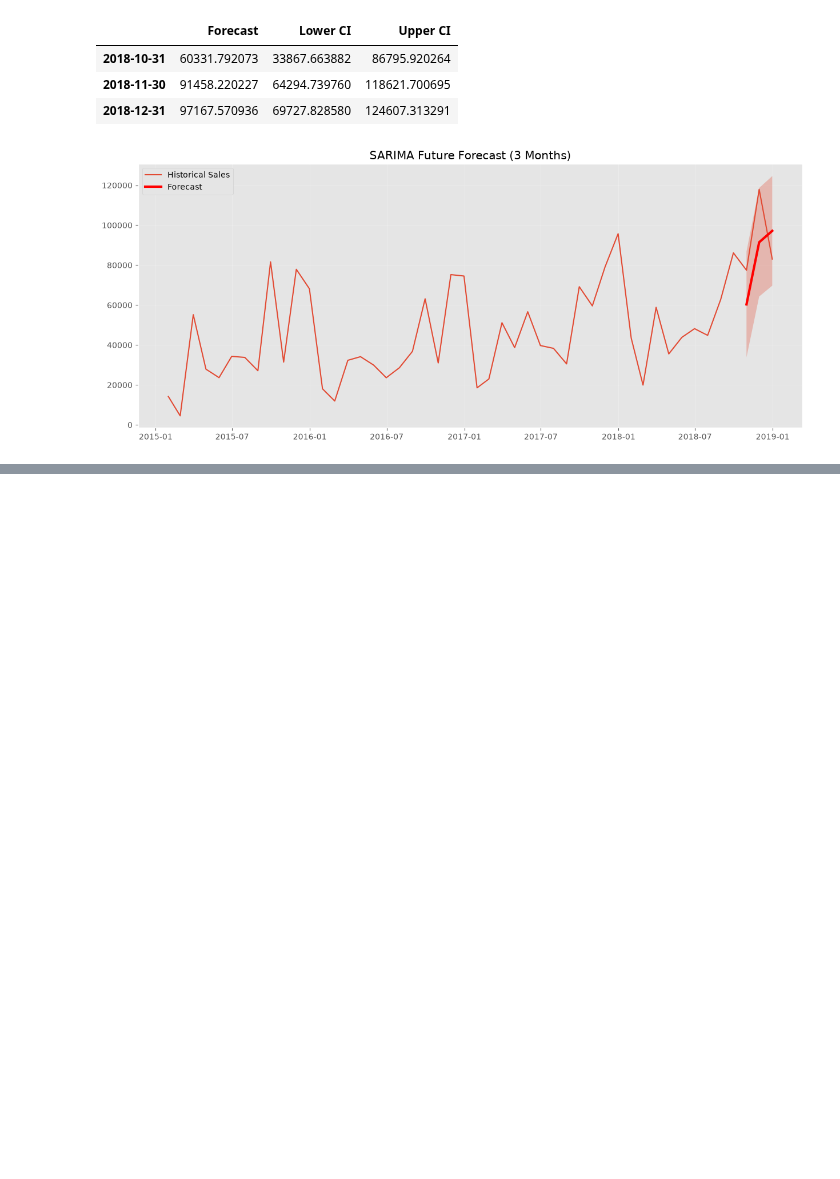
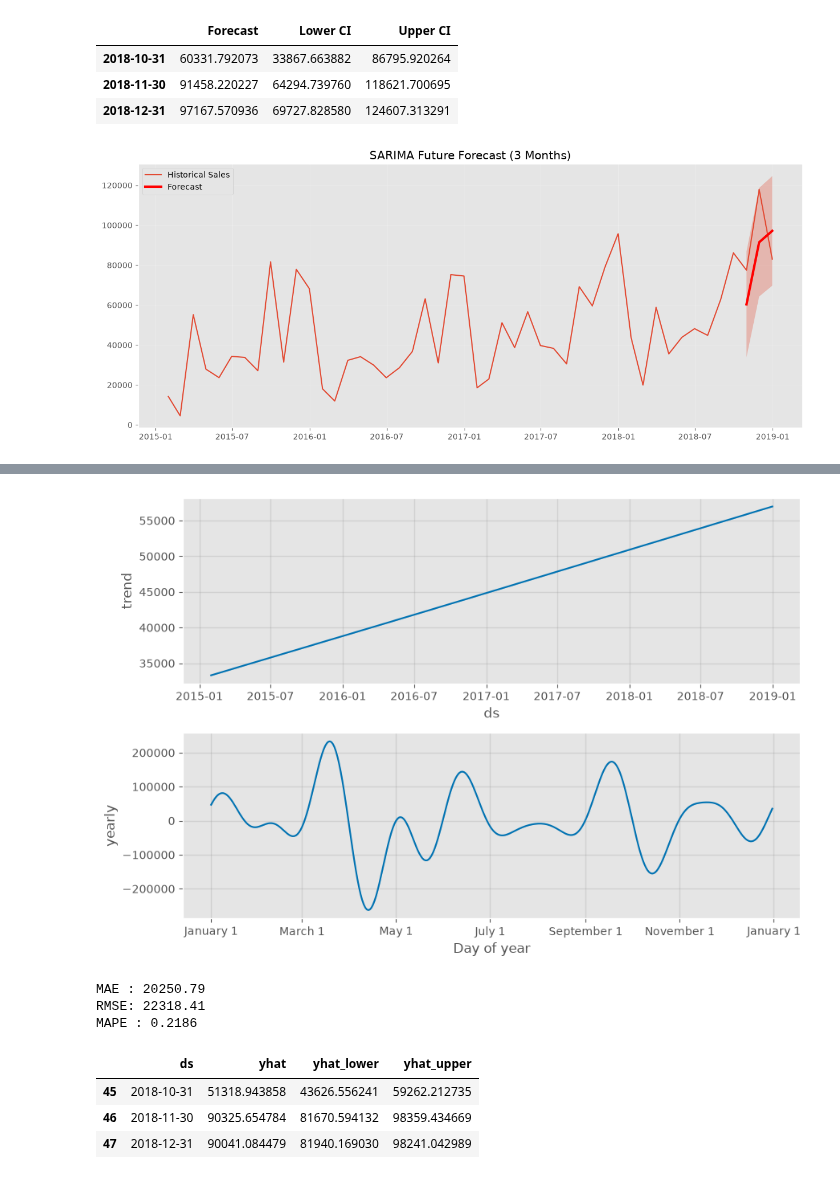
Before and after one commit to opmeenaji81/SalesForecasting_OmprakashMeena, a Jupyter notebook: analysis.ipynb, the cells around one changed output, grey strips where cells are left out. Saved outputs shown, nothing was run; the diff lists cells and outputs as text; code cells hidden in the pictures; blank space fills up the shorter version.

```diff
--- a/analysis.ipynb
+++ b/analysis.ipynb
@@ -1415,0 +1520,5 @@ plt.show()
+# %%
+prophet_model.plot_components(forecast) #Trend & Seasonality
+plt.show()
+# %% [output]
+[figure, added]
@@ -1415,0 +1528,49 @@ plt.show()
+# %%
+from sklearn.metrics import (
+    mean_absolute_error,
+    mean_squared_error,
+    mean_absolute_percentage_error
+)
+
+import numpy as np
+
+prophet_mae = mean_absolute_error(
+    prophet_test["y"],
+    prophet_pred
+)
+
+prophet_rmse = np.sqrt(
+    mean_squared_error(
+        prophet_test["y"],
+        prophet_pred
+    )
+)
+
+prophet_mape = mean_absolute_percentage_error(
+    prophet_test["y"],
+    prophet_pred
+)
+
+print(f"MAE : {prophet_mae:.2f}")
+print(f"RMSE: {prophet_rmse:.2f}")
+print(f"MAPE : {prophet_mape:.4f}")
+# %% [output]
+MAE : 20250.79
+RMSE: 22318.41
+MAPE : 0.2186
+# %%
+prophet_forecast = forecast[
+    [
+        "ds",
+        "yhat",
+        "yhat_lower",
+        "yhat_upper"
+    ]
+].tail(3)
+
+prophet_forecast
+# %% [output]
+|  | ds | yhat | yhat_lower | yhat_upper |
+| 45 | 2018-10-31 | 51318.943858 | 43626.556241 | 59262.212735 |
+| 46 | 2018-11-30 | 90325.654784 | 81670.594132 | 98359.434669 |
+| 47 | 2018-12-31 | 90041.084479 | 81940.169030 | 98241.042989 |
```
Also changed, not shown: parts of 14 cells of this notebook.
